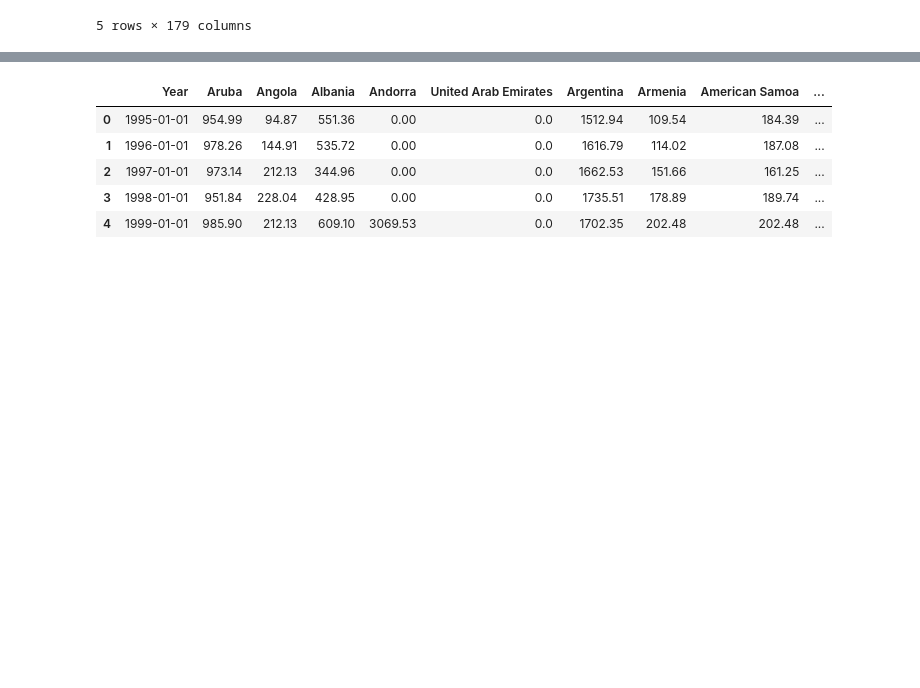
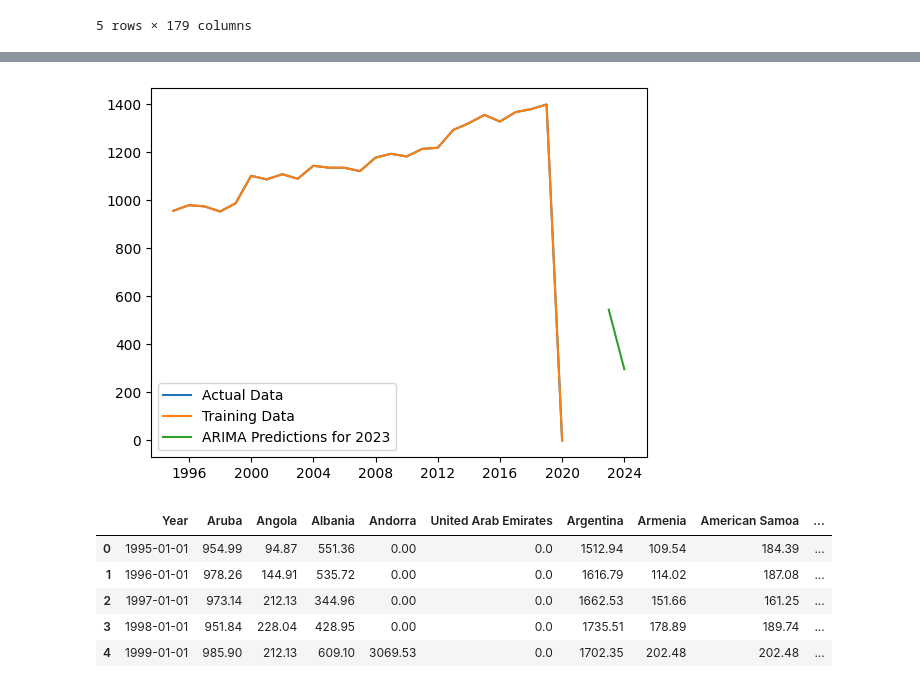
Before and after one commit to deepdivewithai/Travel-Analysis, a Jupyter notebook: model.ipynb, the cells around one changed output, grey strips where cells are left out. Cells and saved outputs as stored; diff of their text form; code cells hidden in the pictures; blank space fills up the shorter version.

```diff
--- a/model.ipynb
+++ b/model.ipynb
@@ -103,3 +145,22 @@ data.head()
+# %%
+# Update the training set to include data up to 2020
+train = ts_data[:'2020-01-01']
+
+# Build and fit the ARIMA model
+model = ARIMA(train, order=(5, 1, 0))
+fit_model = model.fit()
+
+# Make predictions for the year 2023
+predictions_2023 = fit_model.predict(start='2023-01-01', end='2023-12-31', typ='levels')
+
+# Plot the actual data, training data, and predictions
+plt.plot(ts_data.index, ts_data, label='Actual Data')
+plt.plot(train.index, train, label='Training Data')
+plt.plot(predictions_2023.index, predictions_2023, label='ARIMA Predictions for 2023')
+plt.legend()
+plt.show()
+# %% [output]
+[figure, added]
 # %%
 data["Tourist_Arrivals"] = data.drop(columns=["Year"]).sum(axis=1)
 # %%
```
Also changed, not shown: parts of 7 cells of this notebook, 1 other file.
